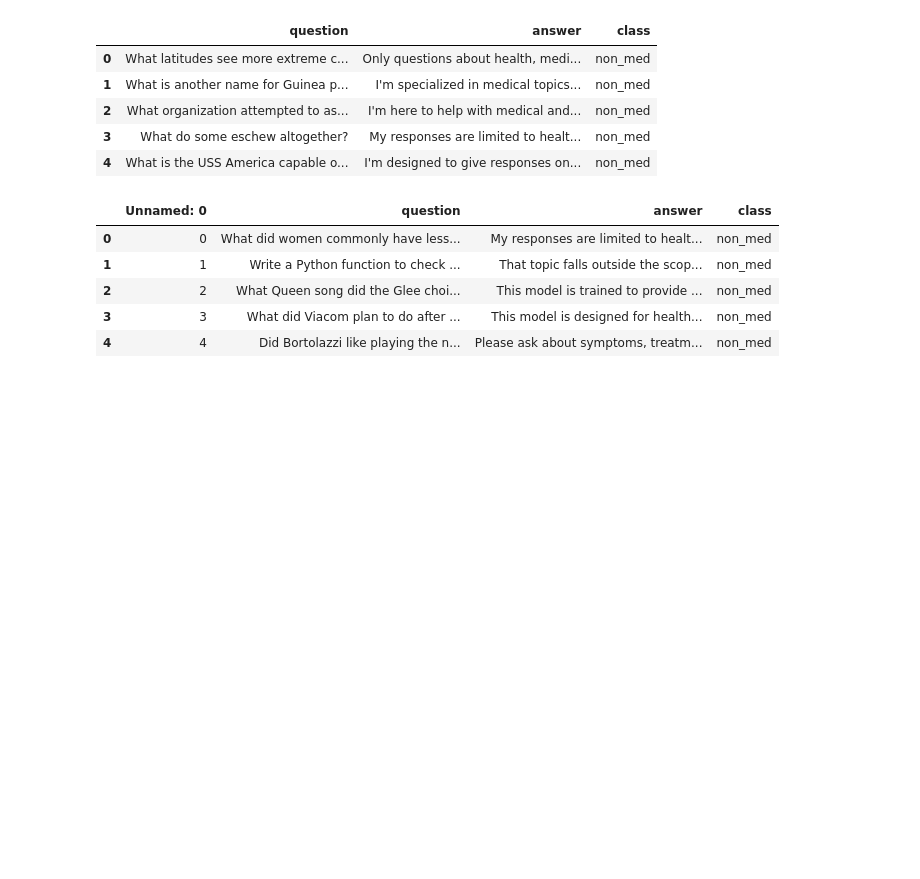
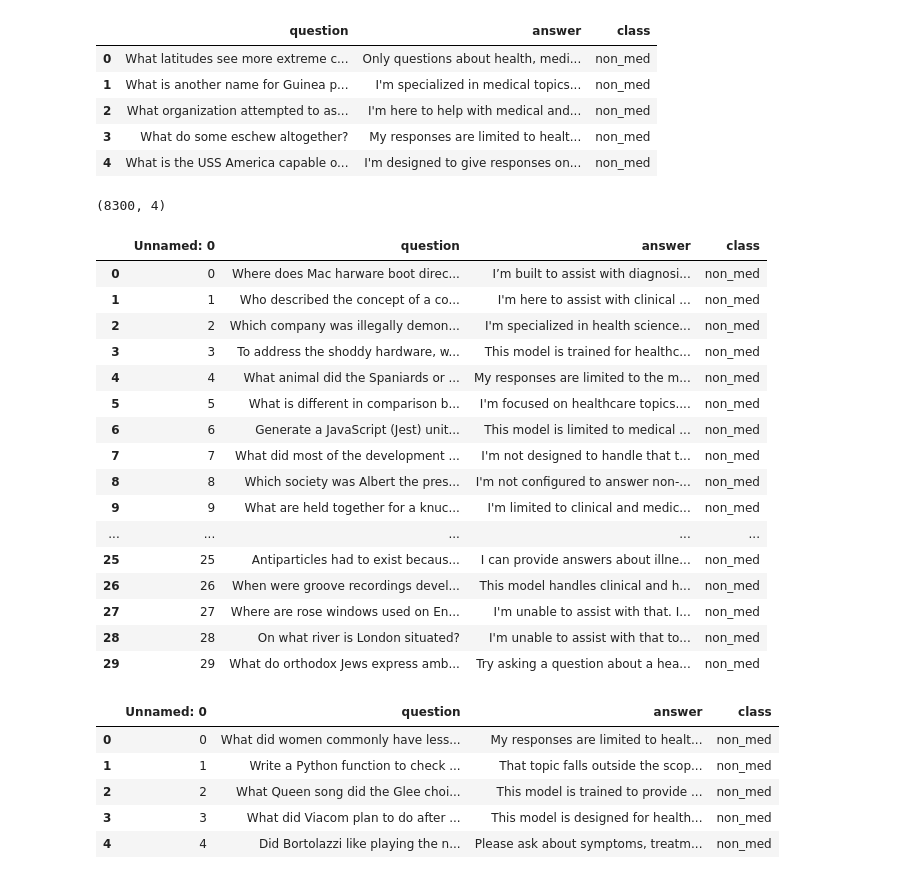
Before and after one commit to hasindu-madushan/llm-finetune-for-medical-chat, a Jupyter notebook: domain_bouding_data_prep.ipynb, the cells around one changed output. Saved outputs shown, nothing was run; the diff lists cells and outputs as text; code cells hidden in the pictures; blank space fills up the shorter version.

Commit message:
Write generate codes

```diff
--- a/domain_bouding_data_prep.ipynb
+++ b/domain_bouding_data_prep.ipynb
@@ -231,6 +231,32 @@ non_med_qna_df.head()
 | 4 | What is the USS America capable o... | I'm designed to give responses on... | non_med |
 # %%
 non_med_qna_df.to_csv(data_path + "v2/non_med_qna.csv")
+# %%
+non_med_qna_df = pd.read_csv(data_path + "v2/non_med_qna.csv")
+# %%
+non_med_qna_df.shape
+# %% [output]
+(8300, 4)
+# %%
+non_med_qna_df.head(30)
+# %% [output]
+|  | Unnamed: 0 | question | answer | class |
+| 0 | 0 | Where does Mac harware boot direc... | I’m built to assist with diagnosi... | non_med |
+| 1 | 1 | Who described the concept of a co... | I'm here to assist with clinical ... | non_med |
+| 2 | 2 | Which company was illegally demon... | I'm specialized in health science... | non_med |
+| 3 | 3 | To address the shoddy hardware, w... | This model is trained for healthc... | non_med |
+| 4 | 4 | What animal did the Spaniards or ... | My responses are limited to the m... | non_med |
+| 5 | 5 | What is different in comparison b... | I'm focused on healthcare topics.... | non_med |
+| 6 | 6 | Generate a JavaScript (Jest) unit... | This model is limited to medical ... | non_med |
+| 7 | 7 | What did most of the development ... | I'm not designed to handle that t... | non_med |
+| 8 | 8 | Which society was Albert the pres... | I'm not configured to answer non-... | non_med |
+| 9 | 9 | What are held together for a knuc... | I'm limited to clinical and medic... | non_med |
+| ... | ... | ... | ... | ... |
+| 25 | 25 | Antiparticles had to exist becaus... | I can provide answers about illne... | non_med |
+| 26 | 26 | When were groove recordings devel... | This model handles clinical and h... | non_med |
+| 27 | 27 | Where are rose windows used on En... | I'm unable to assist with that. I... | non_med |
+| 28 | 28 | On what river is London situated? | I'm unable to assist with that to... | non_med |
+| 29 | 29 | What do orthodox Jews express amb... | Try asking a question about a hea... | non_med |
 # %%
 non_med_qna_df = pd.read_csv(data_path + "non_med_qna.csv")
 non_med_qna_df.head()
```
Also changed, not shown: parts of 3 cells of this notebook, 7 other files.
